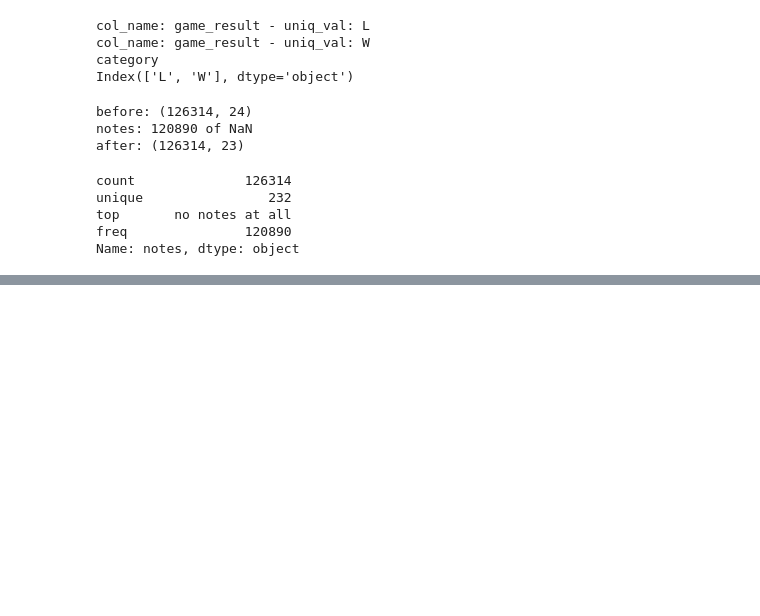
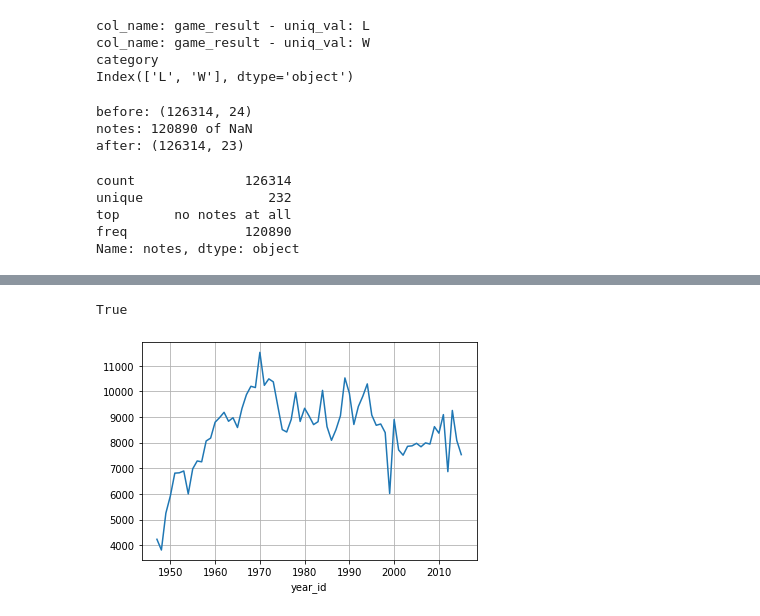
Before and after one commit to getpeped/WorkBook, a Jupyter notebook: nba_team_players.ipynb, the cells around one changed output, grey strips where cells are left out. Saved outputs shown, nothing was run; the diff lists cells and outputs as text; code cells hidden in the pictures; blank space fills up the shorter version.

```diff
--- a/nba_team_players.ipynb
+++ b/nba_team_players.ipynb
@@ -247,3 +247,10 @@ unique                232
 top       no notes at all
 freq               120890
 Name: notes, dtype: object
+# %%
+# Invalid Values
+print(f'before: {df.shape}')
+df.describe()
+df[df['pts'] == 0]
+df = df.drop(index=[26684])
+print(f'after: {df.shape}')
@@ -249,0 +272,20 @@ Name: notes, dtype: object
+# %%
+# Inconsistent Values
+df[
+    (df['pts'] > df['opp_pts']) &
+    (df['game_result'] != 'W')
+    ].empty
+
+df[
+    (df['pts'] < df['opp_pts']) &
+    (df['game_result'] != 'L')
+    ].empty
+# %% [output]
+True
+# %%
+import matplotlib.pyplot as plt
+
+df[df['fran_id'] == 'Knicks'].groupby(by='year_id', sort=True)['pts'].sum().plot()
+plt.grid()
+# %% [output]
+[figure, added]
```
Also changed, not shown: parts of 4 cells of this notebook.
